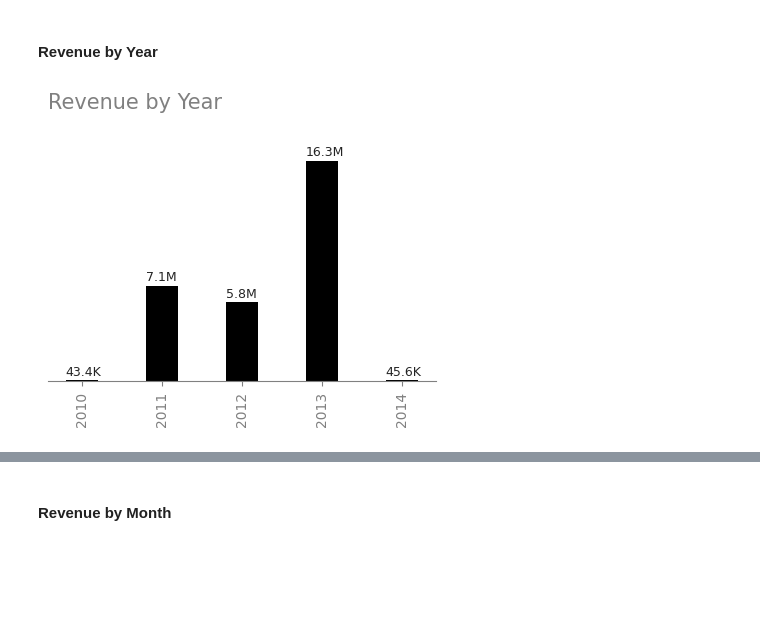
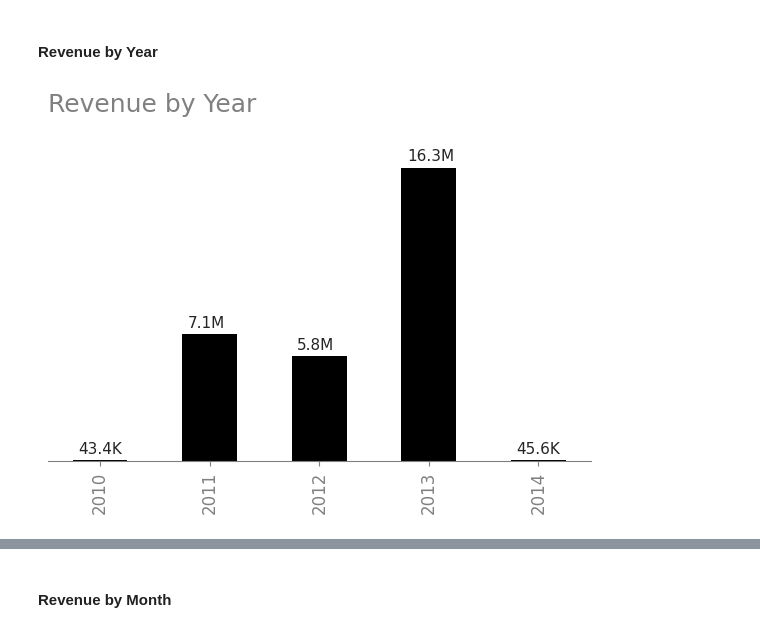
Before and after one commit to NishantSingh359/Sales_Analytics, a Jupyter notebook: notebooks/02_sales_trends.ipynb, the cells around one changed output, grey strips where cells are left out. Saved outputs shown, nothing was run; the diff lists cells and outputs as text; code cells hidden in the pictures; blank space fills up the shorter version.

Commit message:
add some more usefull metrics and chart and remove some

```diff
--- a/notebooks/02_sales_trends.ipynb
+++ b/notebooks/02_sales_trends.ipynb
@@ -42,13 +56,13 @@ vs.sales_kpis(sales_mart)
 #### Revenue by Year
 # %%
 df = skpi.revenue_by_year()
-x = df['year'].apply(lambda x: str(x))
-vs.ColumnPlotLabel(
-    x=x,
-    y1=df['total_revenue'],
-    y2=.2,
-    y3= 400000,
-    title='Revenue by Year',
-    fsize=(5,3)).decoration()
+rev_plot = vs.ColumnPlotLabel(
+    x=df["year"].apply(lambda x: str(x)),
+    y1=df["total_revenue"],
+    y2=0.2,
+    y3=400000,
+    title="Revenue by Year",
+    fsize=(7, 4),
+).decoration()
 # %% [output]
-[figure, old version]
+[figure, new version]
```
Also changed, not shown: parts of 20 cells of this notebook.
